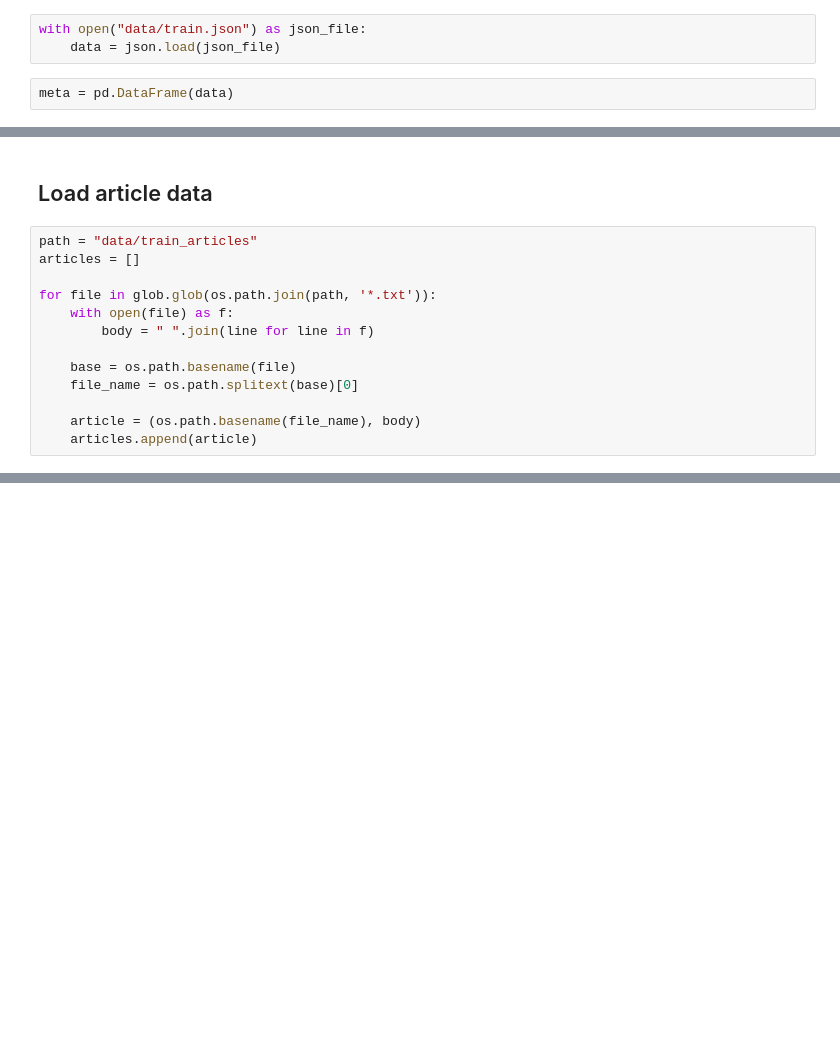
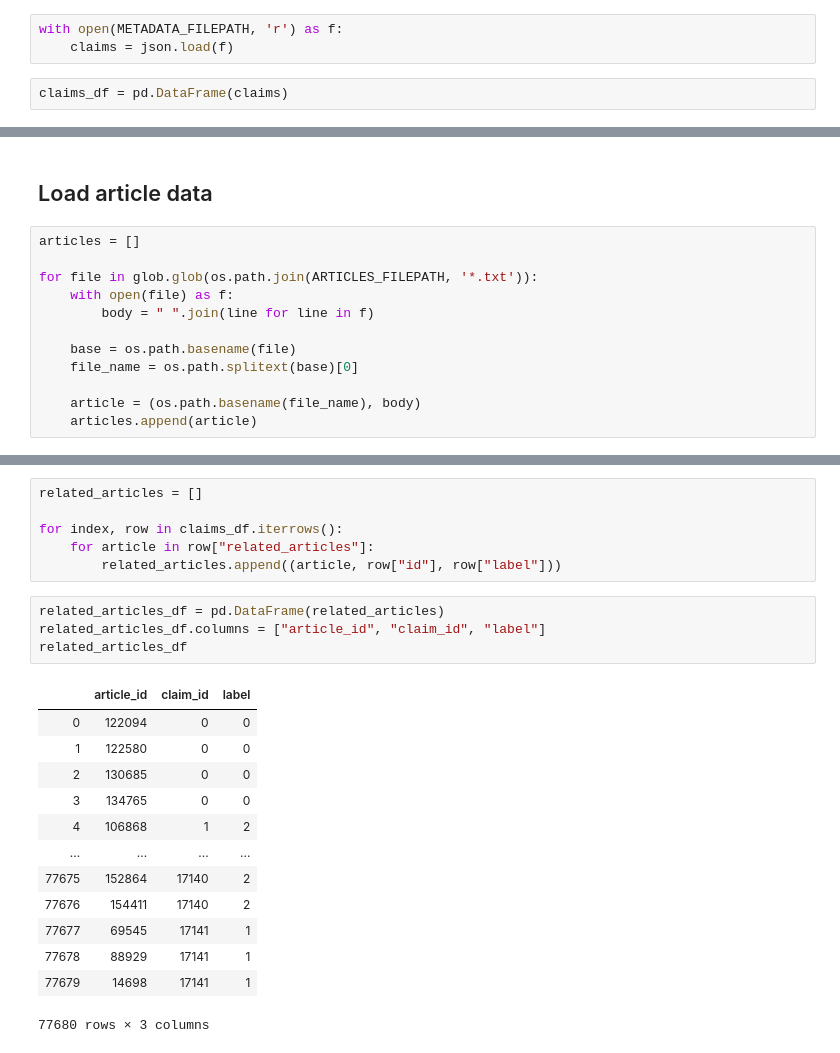
Before and after one commit to atol/fake-news-ai, a Jupyter notebook: data_analysis.ipynb, the cells around one changed output, grey strips where cells are left out. Cells and saved outputs as stored; diff of their text form; blank space fills up the shorter version.

Commit message:
Update data_analysis.ipynb with related_articles

```diff
--- a/data_analysis.ipynb
+++ b/data_analysis.ipynb
@@ -14,9 +13,9 @@ import os
 # %% [markdown]
 ## Load metadata
 # %%
-with open("data/train.json") as json_file:
-    data = json.load(json_file)
+with open(METADATA_FILEPATH, 'r') as f:
+    claims = json.load(f)
 # %%
-meta = pd.DataFrame(data)
+claims_df = pd.DataFrame(claims)
 # %%
 # Print first 10 rows for sanity check
@@ -119,10 +118,9 @@ Percentage of true claims:               10.90%
 # %% [markdown]
 ## Load article data
 # %%
-path = "data/train_articles"
 articles = []
 
-for file in glob.glob(os.path.join(path, '*.txt')):
+for file in glob.glob(os.path.join(ARTICLES_FILEPATH, '*.txt')):
     with open(file) as f:
         body = " ".join(line for line in f)
 
@@ -152,0 +151,24 @@ news
+# %%
+related_articles = []
+
+for index, row in claims_df.iterrows():
+    for article in row["related_articles"]:
+        related_articles.append((article, row["id"], row["label"]))
+# %%
+related_articles_df = pd.DataFrame(related_articles)
+related_articles_df.columns = ["article_id", "claim_id", "label"]
+related_articles_df
+# %% [output]
+|  | article_id | claim_id | label |
+| 0 | 122094 | 0 | 0 |
+| 1 | 122580 | 0 | 0 |
+| 2 | 130685 | 0 | 0 |
+| 3 | 134765 | 0 | 0 |
+| 4 | 106868 | 1 | 2 |
+| ... | ... | ... | ... |
+| 77675 | 152864 | 17140 | 2 |
+| 77676 | 154411 | 17140 | 2 |
+| 77677 | 69545 | 17141 | 1 |
+| 77678 | 88929 | 17141 | 1 |
+| 77679 | 14698 | 17141 | 1 |
+77680 rows × 3 columns
```
Also changed, not shown: parts of 14 cells of this notebook.
